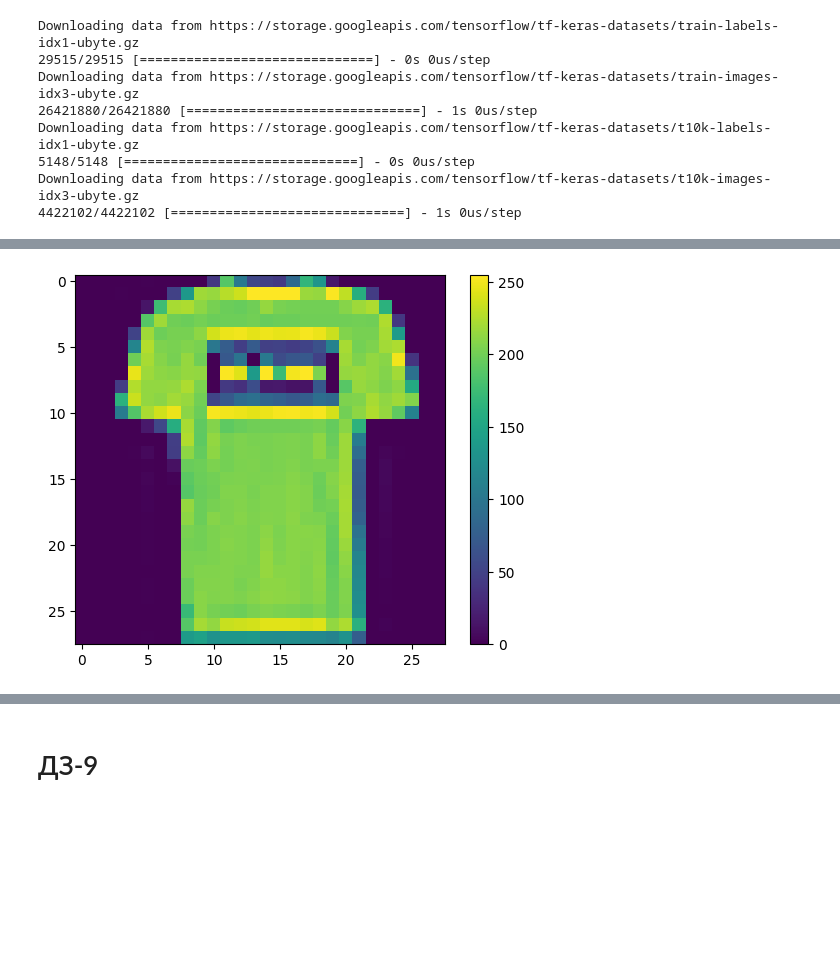
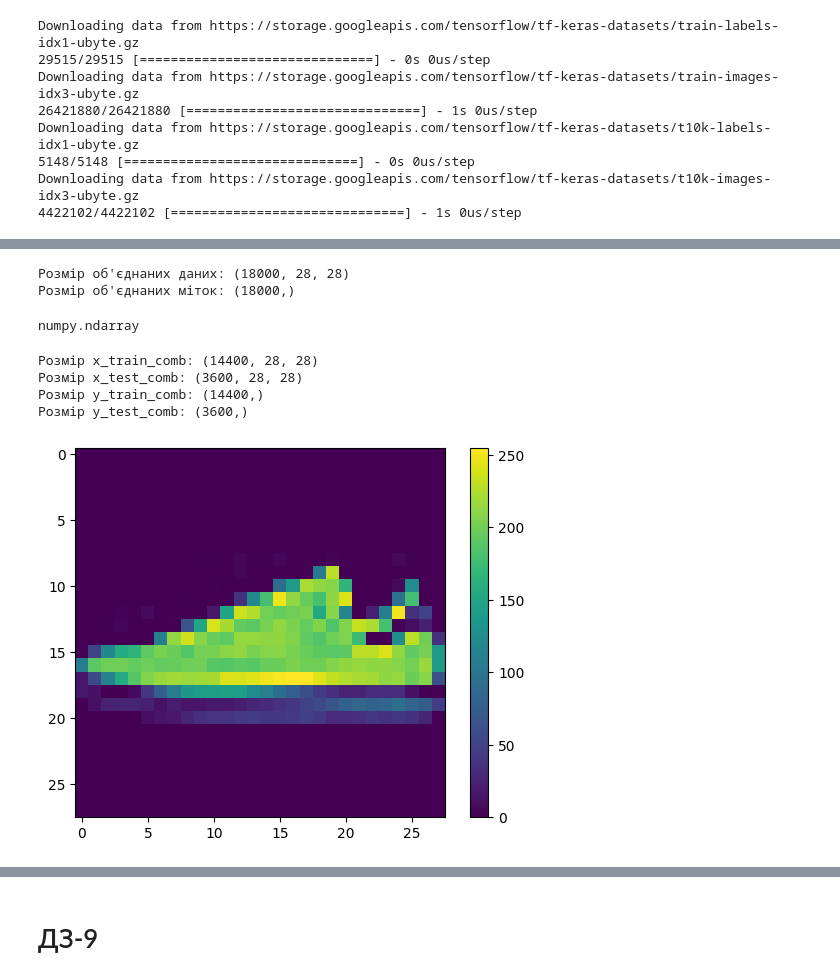
Before and after one commit to RostislavB74/NN_HW9, a Jupyter notebook: GoIT_HW_9.ipynb, the cells around one changed output, grey strips where cells are left out. Cells and saved outputs as stored; diff of their text form; code cells hidden in the pictures; blank space fills up the shorter version.

```diff
--- a/GoIT_HW_9.ipynb
+++ b/GoIT_HW_9.ipynb
@@ -47,0 +59,18 @@ Downloading data from https://storage.googleapis.com/tensorflow/tf-keras-dataset
+# %%
+class_names = ['T-shirt/top', 'Trouser', 'Pullover', 'Dress', 'Coat', 'Sandal', 'Shirt', 'Sneaker', 'Bag', 'Ankle boot']
+
+
+# Розділити дані на три класи: взуття, одяг і аксесуари
+shoe_indices = np.where((y_train == 7) | (y_train == 9))[0]
+clothing_indices = np.where((y_train >= 0) & (y_train <= 6))[0]
+accessory_indices = np.where(y_train == 8)[0]
+
+# Створити підмасиви даних для кожного класу
+shoe_data = x_train[shoe_indices]
+clothing_data = x_train[clothing_indices]
+accessory_data = x_train[accessory_indices]
+
+# Перевірити розмір кожного підмасиву
+print("Розмір підмасиву взуття:", shoe_data.shape)
+print("Розмір підмасиву одягу:", clothing_data.shape)
+print("Розмір підмасиву аксесуарів:", accessory_data.shape)
@@ -47,0 +159,33 @@ Downloading data from https://storage.googleapis.com/tensorflow/tf-keras-dataset
+# %%
+# Об'єднати дані для взуття та аксесуарів
+combined_data = np.concatenate((shoe_data, accessory_data), axis=0)
+
+# Створити мітки для об'єднаних даних
+combined_labels = np.concatenate((shoe_labels, accessory_labels), axis=0)
+
+# Перевірити розмір об'єднаних даних та міток
+print("Розмір об'єднаних даних:", combined_data.shape)
+print("Розмір об'єднаних міток:", combined_labels.shape)
+# %% [output]
+Розмір об'єднаних даних: (18000, 28, 28)
+Розмір об'єднаних міток: (18000,)
+# %%
+type(combined_data)
+# %% [output]
+numpy.ndarray
+# %%
+from sklearn.model_selection import train_test_split
+
+# Розбиття даних на тренувальні та тестові набори
+x_train_comb, x_test_comb, y_train_comb, y_test_comb = train_test_split(combined_data, combined_labels, test_size=0.2, random_state=42)
+
+# Виведення розмірності тренувальних та тестових наборів даних
+print("Розмір x_train_comb:", x_train_comb.shape)
+print("Розмір x_test_comb:", x_test_comb.shape)
+print("Розмір y_train_comb:", y_train_comb.shape)
+print("Розмір y_test_comb:", y_test_comb.shape)
+# %% [output]
+Розмір x_train_comb: (14400, 28, 28)
+Розмір x_test_comb: (3600, 28, 28)
+Розмір y_train_comb: (14400,)
+Розмір y_test_comb: (3600,)
@@ -48,7 +194,7 @@ Downloading data from https://storage.googleapis.com/tensorflow/tf-keras-dataset
 # %%
 plt.figure()
-plt.imshow(x_train[1])
+plt.imshow(shoe_data[1])
 plt.colorbar()
 plt.grid(False)
 # %% [output]
-[figure, old version]
+[figure, new version]
```
Also changed, not shown: parts of 19 cells of this notebook.
